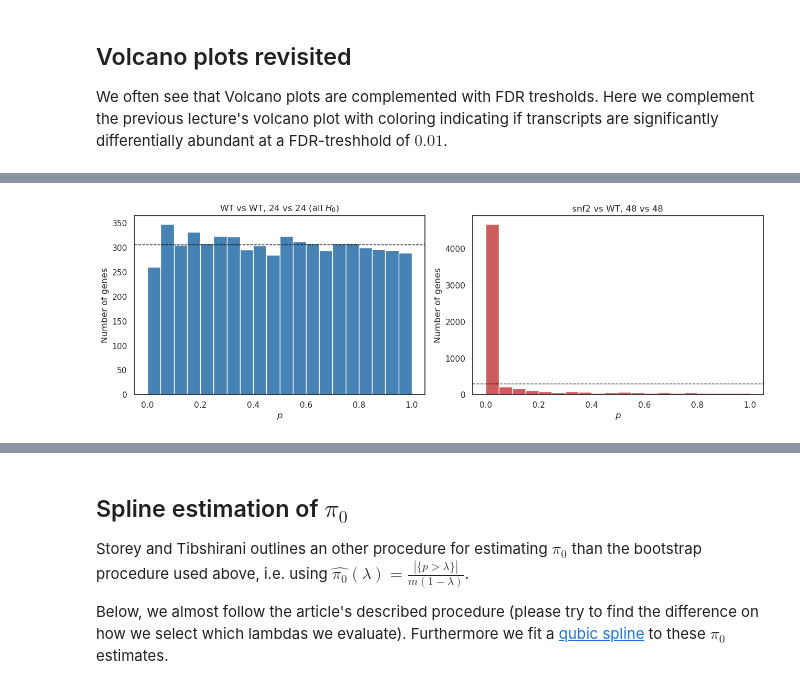
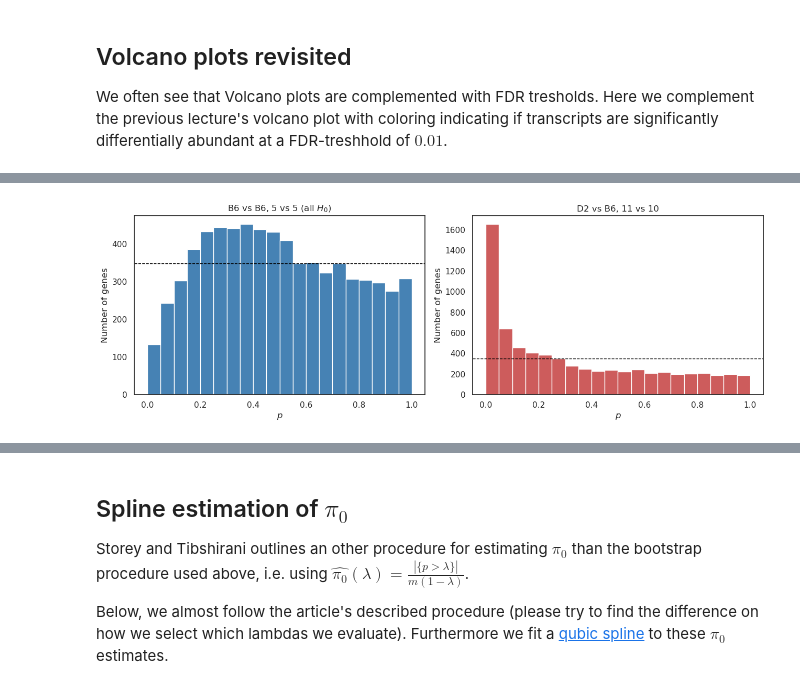
Before and after one commit to statisticalbiotechnology/dsbook, a Jupyter notebook: dsbook/statistics/qvalue.ipynb, the cells around one changed output, grey strips where cells are left out. Saved outputs shown, nothing was run; the diff lists cells and outputs as text; code cells hidden in the pictures.

```diff
--- a/dsbook/statistics/qvalue.ipynb
+++ b/dsbook/statistics/qvalue.ipynb
@@ -199,24 +187,23 @@ Most data sets cannot answer that question, because we never know which genes ar
 # %%
 sns.set_context("notebook")
-rng = np.random.default_rng(7)
-shuffled_wt = list(rng.permutation(wt_samples))
-group_a, group_b = shuffled_wt[:24], shuffled_wt[24:]
+flow_cell = pheno["experiment.number"]
+b6_by_flow_cell = sorted(b6_samples, key=lambda s: flow_cell[s])
+group_a, group_b = b6_by_flow_cell[0::2], b6_by_flow_cell[1::2]
 
 null_pvalues = get_significance_two_groups(expr, group_a, group_b)
-null_pvalues = null_pvalues.loc[~null_pvalues.index.duplicated(keep='first')]
 
 m = null_pvalues.shape[0]
 bins = 20
 fig, ax = plt.subplots(1, 2, figsize=(13, 4.5), sharey=False)
 ax[0].hist(null_pvalues["p"], bins=bins, range=(0, 1), color="steelblue")
 ax[0].axhline(m / bins, color="k", ls="--", lw=1)
-ax[0].set_title("WT vs WT, 24 vs 24 (all $H_0$)")
+ax[0].set_title("B6 vs B6, 5 vs 5 (all $H_0$)")
 ax[1].hist(pvalues["p"], bins=bins, range=(0, 1), color="indianred")
 ax[1].axhline(m / bins, color="k", ls="--", lw=1)
-ax[1].set_title("snf2 vs WT, 48 vs 48")
+ax[1].set_title("D2 vs B6, 11 vs 10")
 for a in ax:
     a.set_xlabel("$p$"); a.set_ylabel("Number of genes")
 plt.tight_layout();
 # %% [output]
-[figure, old version]
+[figure, new version]
 # %% [markdown]
```
Also changed, not shown: parts of 20 cells of this notebook, 6 other files.
